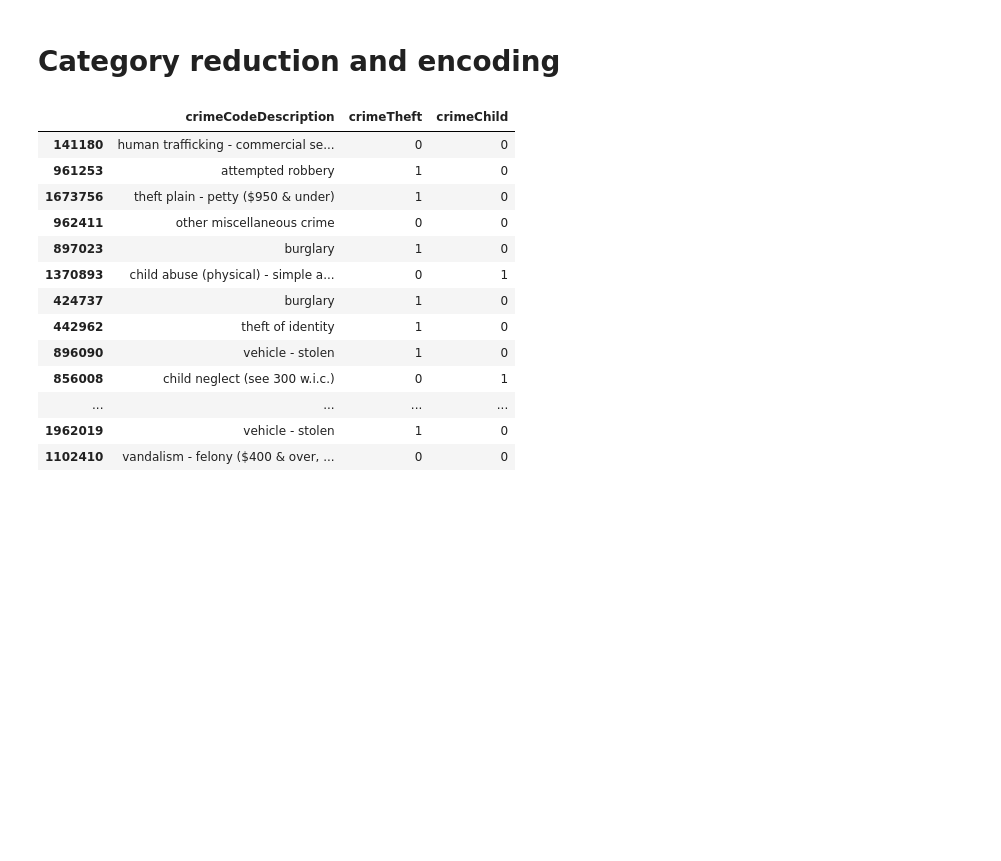
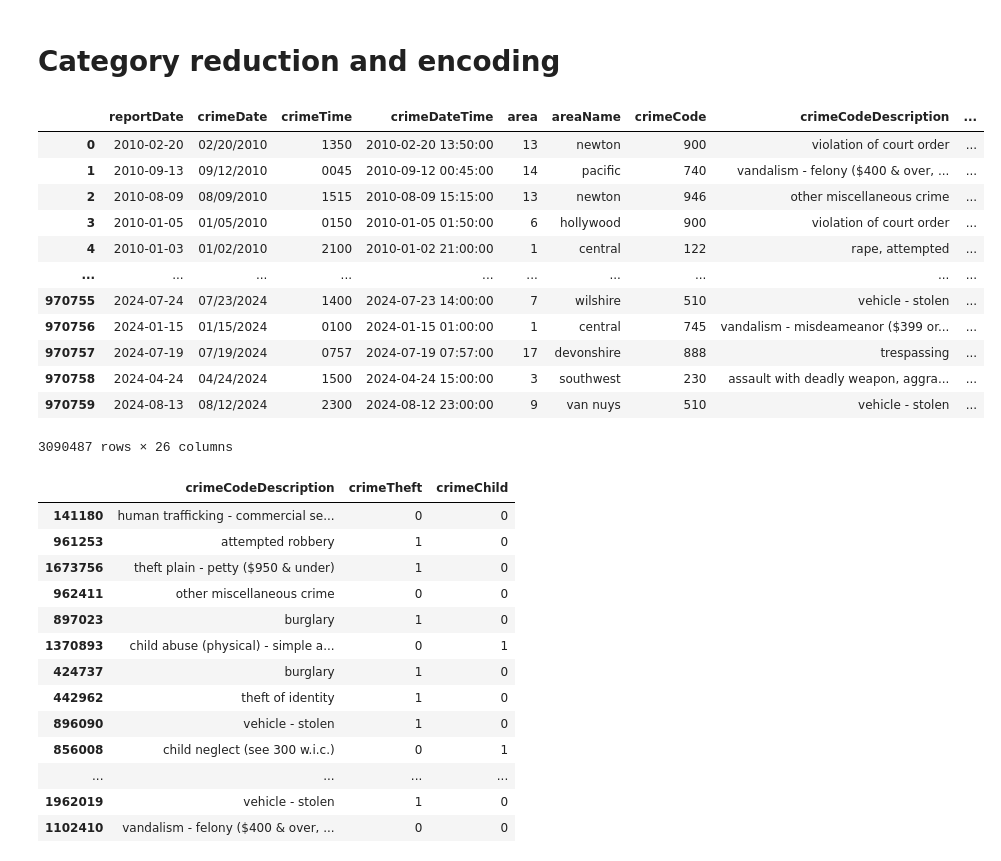
Before and after one commit to wihbit/la_crime, a Jupyter notebook: cleaning.ipynb, the cells around one changed output. Cells and saved outputs as stored; diff of their text form; code cells hidden in the pictures; blank space fills up the shorter version.

```diff
--- a/cleaning.ipynb
+++ b/cleaning.ipynb
@@ -6,6 +6,9 @@ import pandas as pd
 
 # Remove column display limit for pandas
 pd.set_option('display.max_columns', None)
+
+# Ignore pandas warning
+pd.set_option('mode.chained_assignment', None)
 # %%
 # Load CSVs from Google Drive
 # Try to avoid having to re-run this because it takes a while
@@ -203,5 +254,40 @@ print(f"{len(df[(df['lat']==0)|(df['lon']==0)])} records remain with lat/lon of
 # %% [markdown]
 # Category reduction and encoding
+# %%
+# Put victimAge into the main categories of minor, adult, senior, or unknown
+def categorize_age(age):
+    if age <= 0:
+        return 'unknown'
+    elif 1 <= age <= 17:
+        return 'minor'
+    elif 18 <= age <= 59:
+        return 'adult'
+    elif age >= 60:
+        return 'senior'
+
+df['victimAgeCategory'] = df['victimAge'].apply(categorize_age)
+
+# victimSex had a very small amount of unexplained values
+df['victimSex'] = df['victimSex'].apply(lambda age: 'x' if age not in ['m', 'f'] else age)
+
+# Reduce victimDescent to fewer categories
+df['victimDescentCategory'] = df['victimDescent'].map(descent_dict)
+
+df
+# %% [output]
+|  | reportDate | crimeDate | crimeTime | crimeDateTime | area | areaName | crimeCode | crimeCodeDescription | ... |
+| 0 | 2010-02-20 | 02/20/2010 | 1350 | 2010-02-20 13:50:00 | 13 | newton | 900 | violation of court order | ... |
+| 1 | 2010-09-13 | 09/12/2010 | 0045 | 2010-09-12 00:45:00 | 14 | pacific | 740 | vandalism - felony ($400 & over, ... | ... |
+| 2 | 2010-08-09 | 08/09/2010 | 1515 | 2010-08-09 15:15:00 | 13 | newton | 946 | other miscellaneous crime | ... |
+| 3 | 2010-01-05 | 01/05/2010 | 0150 | 2010-01-05 01:50:00 | 6 | hollywood | 900 | violation of court order | ... |
+| 4 | 2010-01-03 | 01/02/2010 | 2100 | 2010-01-02 21:00:00 | 1 | central | 122 | rape, attempted | ... |
+| ... | ... | ... | ... | ... | ... | ... | ... | ... | ... |
+| 970755 | 2024-07-24 | 07/23/2024 | 1400 | 2024-07-23 14:00:00 | 7 | wilshire | 510 | vehicle - stolen | ... |
+| 970756 | 2024-01-15 | 01/15/2024 | 0100 | 2024-01-15 01:00:00 | 1 | central | 745 | vandalism - misdeameanor ($399 or... | ... |
+| 970757 | 2024-07-19 | 07/19/2024 | 0757 | 2024-07-19 07:57:00 | 17 | devonshire | 888 | trespassing | ... |
+| 970758 | 2024-04-24 | 04/24/2024 | 1500 | 2024-04-24 15:00:00 | 3 | southwest | 230 | assault with deadly weapon, aggra... | ... |
+| 970759 | 2024-08-13 | 08/12/2024 | 2300 | 2024-08-12 23:00:00 | 9 | van nuys | 510 | vehicle - stolen | ... |
+3090487 rows × 26 columns
 # %%
 # Concept of categorizing and encoding categories
 
```
Also changed, not shown: parts of 12 cells of this notebook, 8 other files.
